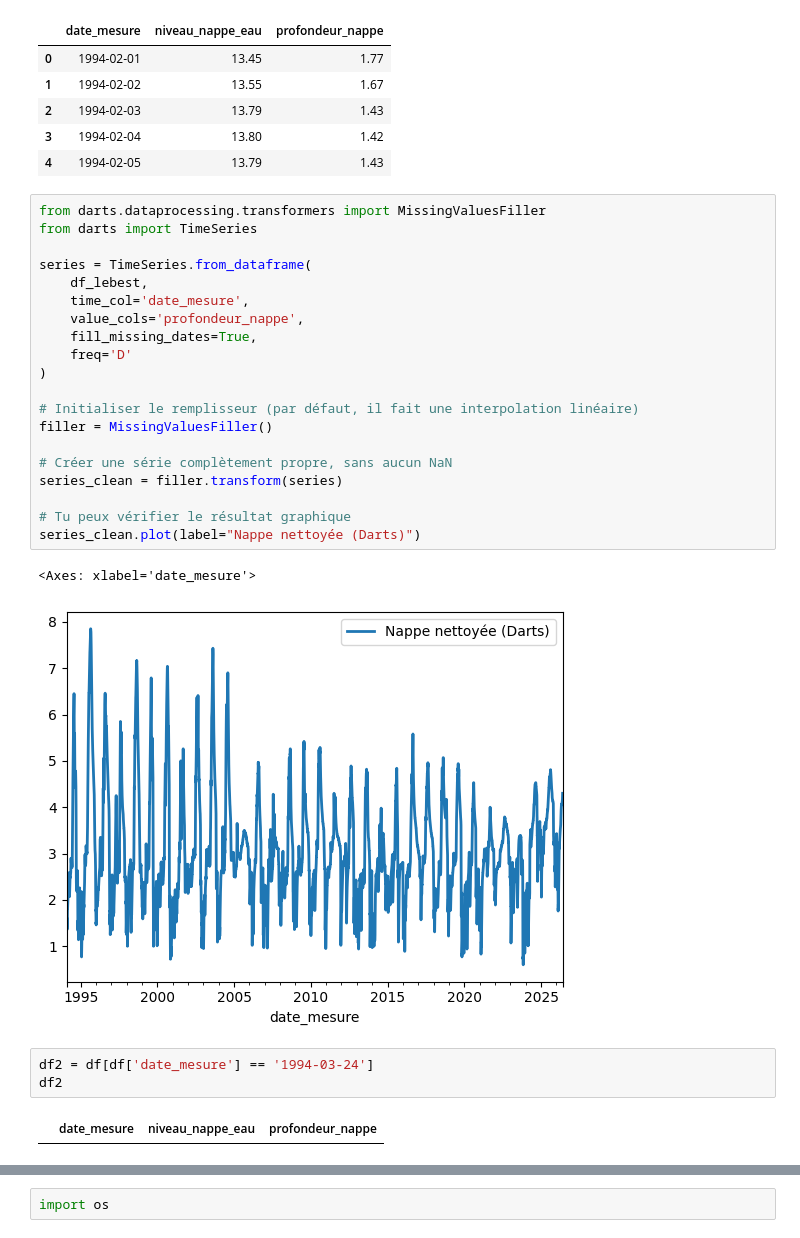
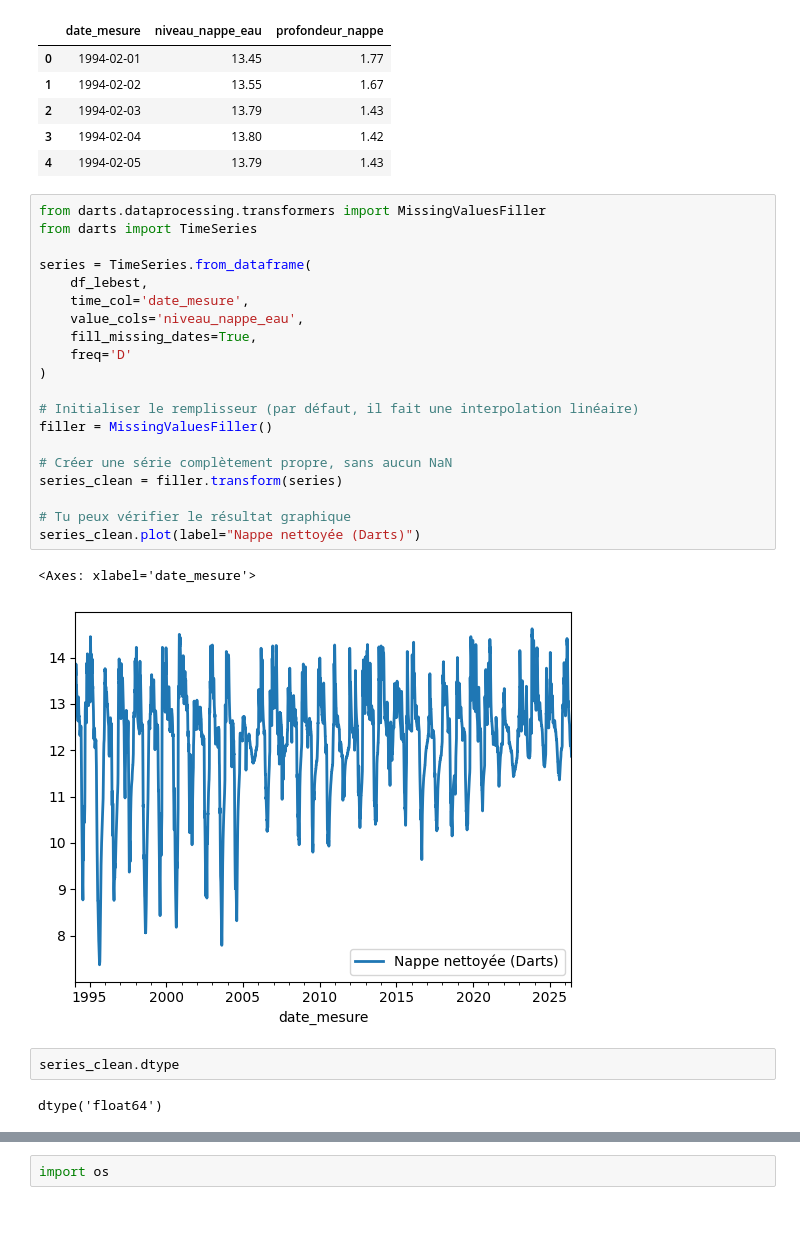
Before and after one commit to charourou/Projet_Hydrosense, a Jupyter notebook: notebooks/data_cleaning_rh_79.ipynb, the cells around one changed output, grey strips where cells are left out. Saved outputs shown, nothing was run; the diff lists cells and outputs as text.

Commit message:
Update des cleanings et du big query

```diff
--- a/notebooks/data_cleaning_rh_79.ipynb
+++ b/notebooks/data_cleaning_rh_79.ipynb
@@ -322,31 +307,30 @@ df_lebest.head()
 # %%
 from darts.dataprocessing.transformers import MissingValuesFiller
 from darts import TimeSeries
 
 series = TimeSeries.from_dataframe(
     df_lebest,
     time_col='date_mesure',
-    value_cols='profondeur_nappe',
+    value_cols='niveau_nappe_eau',
     fill_missing_dates=True,
     freq='D'
 )
 
 # Initialiser le remplisseur (par défaut, il fait une interpolation linéaire)
 filler = MissingValuesFiller()
 
 # Créer une série complètement propre, sans aucun NaN
 series_clean = filler.transform(series)
 
 # Tu peux vérifier le résultat graphique
 series_clean.plot(label="Nappe nettoyée (Darts)")
 # %% [output]
 <Axes: xlabel='date_mesure'>
-[figure, old version]
+[figure, new version]
 # %%
-df2 = df[df['date_mesure'] == '1994-03-24']
-df2
+series_clean.dtype
 # %% [output]
-|  | date_mesure | niveau_nappe_eau | profondeur_nappe |
+dtype('float64')
 # %%
 series_clean.head(20)
 # %% [output]
```
Also changed, not shown: parts of 12 cells of this notebook, 3 other files.
